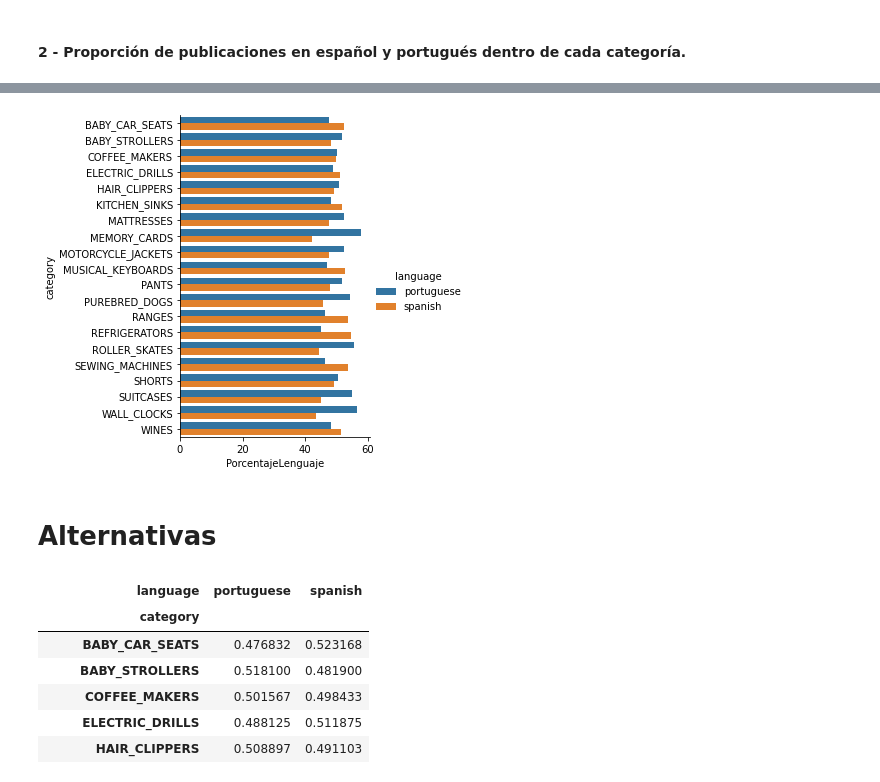
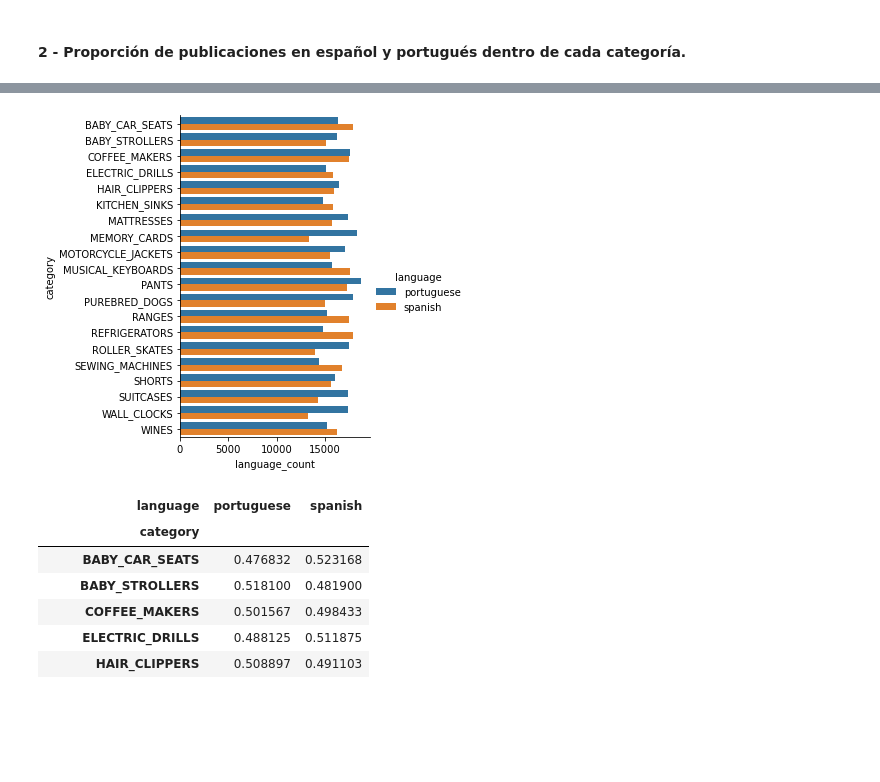
Before and after one commit to mgobbi289/DiploDatos, a Jupyter notebook: Mentoria/01-Analisis_y_Visualizacion.ipynb, the cells around one changed output, grey strips where cells are left out. Drawn from its saved outputs; the diff is of its cells as text; code cells hidden in the pictures; blank space fills up the shorter version.

```diff
--- a/Mentoria/01-Analisis_y_Visualizacion.ipynb
+++ b/Mentoria/01-Analisis_y_Visualizacion.ipynb
@@ -151,9 +135,20 @@ category_lenguage_percent
 # %%
-# Mostramos en catplot la proporción de publicaciones en español y portugués dentro de cada categoría
-sns.catplot(x='PorcentajeLenguaje', y='category', hue ='language', data=category_lenguage_percent, kind='bar');
+# Tomamos las columnas relevantes
+relevant_cols = ['category', 'language']
+
+# Agregamos según el lenguaje
+category_language_count = df_dataset\
+    .groupby(relevant_cols)\
+    .agg(language_count=('language', 'count'))\
+    .reset_index()
+
+# Cantidad de publicaciones en español y en portugués dentro de cada categoría
+sns.catplot(x='language_count',
+            y='category',
+            hue ='language',
+            data=category_language_count,
+            kind='bar');
 # %% [output]
-[figure, old version]
+[figure, new version]
-# %% [markdown]
-# Alternativas
 # %%
 # Normalizar nos permite obtener la proporción (en lugar de la cantidad)
```
Also changed, not shown: parts of 44 cells of this notebook.
